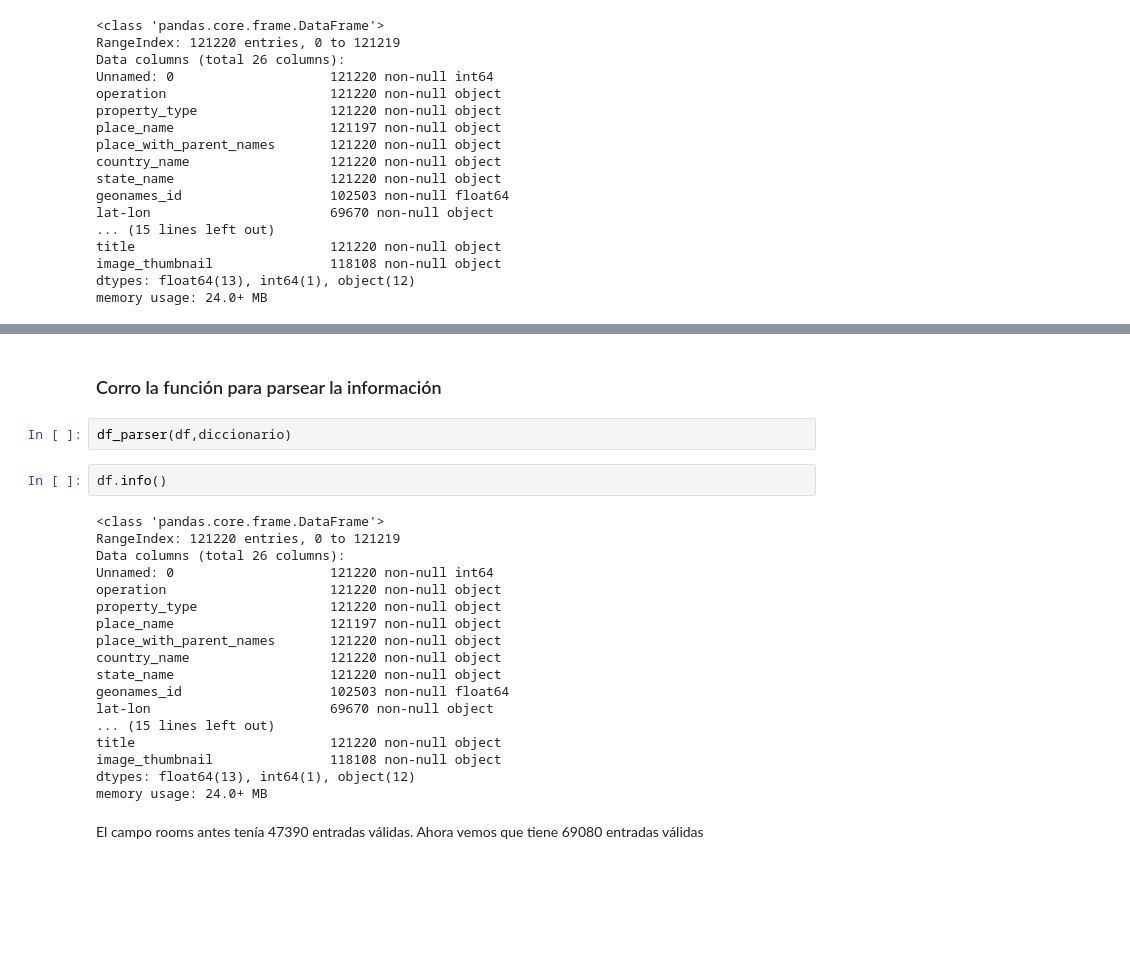
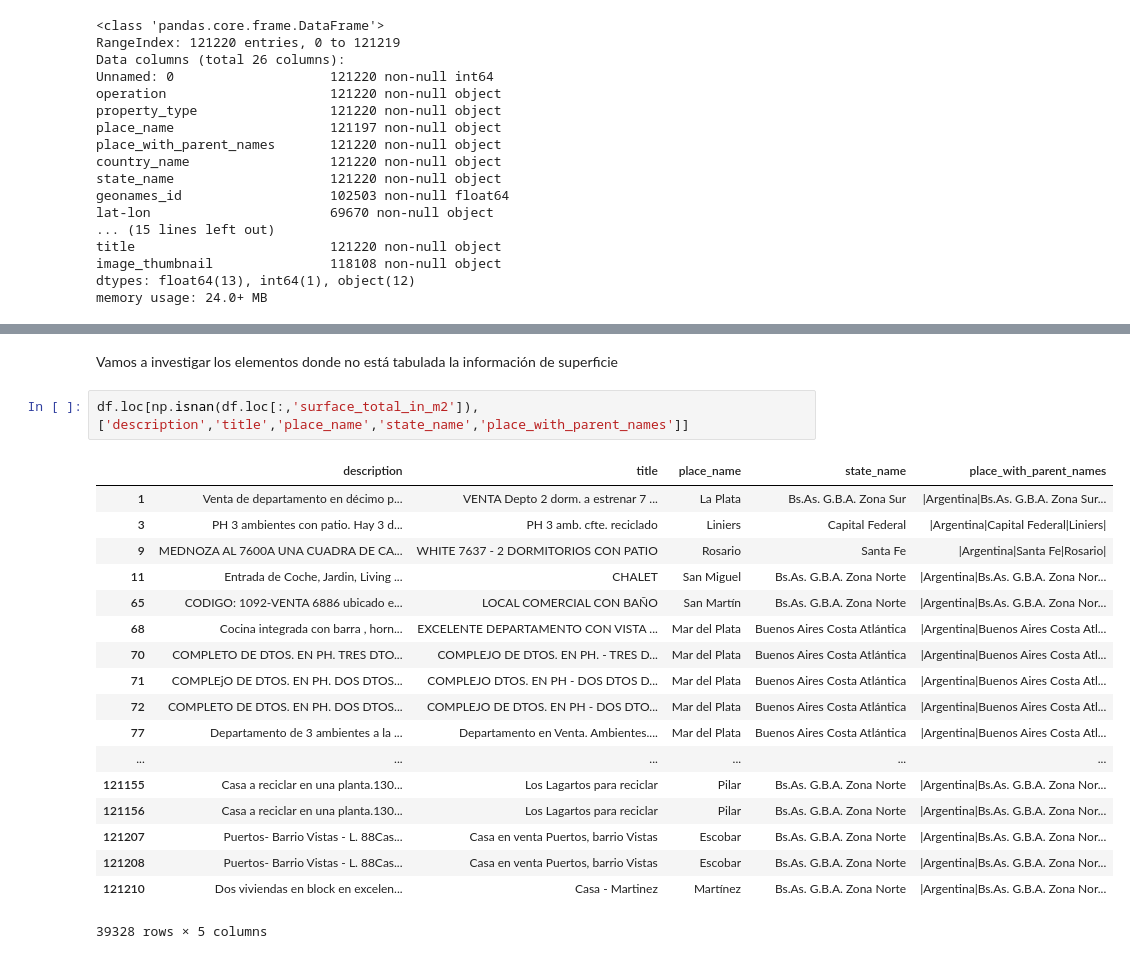
Before and after one commit to atognola/G8_DS_DH, a Jupyter notebook: Limpieza.ipynb, the cells around one changed output, grey strips where cells are left out. Saved outputs shown, nothing was run; the diff lists cells and outputs as text; blank space fills up the shorter version.

Commit message:
Revert "Agregando còdigo inicial de parser"
This reverts commit 81105135d7cb187a6bf21ef7d9e9457ff88b7399.

```diff
--- a/Limpieza.ipynb
+++ b/Limpieza.ipynb
@@ -137,26 +93,23 @@ def df_parser(data,parse_dictionary):
-# %% [markdown]
-### Corro la función para parsear la información
-# %%
-df_parser(df,diccionario)
-# %%
-df.info()
-# %% [output]
-<class 'pandas.core.frame.DataFrame'>
-RangeIndex: 121220 entries, 0 to 121219
-Data columns (total 26 columns):
-Unnamed: 0                    121220 non-null int64
-operation                     121220 non-null object
-property_type                 121220 non-null object
-place_name                    121197 non-null object
-place_with_parent_names       121220 non-null object
-country_name                  121220 non-null object
-state_name                    121220 non-null object
-geonames_id                   102503 non-null float64
-lat-lon                       69670 non-null object
-... (15 lines left out)
-title                         121220 non-null object
-image_thumbnail               118108 non-null object
-dtypes: float64(13), int64(1), object(12)
-memory usage: 24.0+ MB
-# %% [markdown]
-El campo rooms antes tenía 47390 entradas válidas. Ahora vemos que tiene 69080 entradas válidas
+# %% [markdown]
+Vamos a investigar los elementos donde no está tabulada la información de superficie
+# %%
+df.loc[np.isnan(df.loc[:,'surface_total_in_m2']), ['description','title','place_name','state_name','place_with_parent_names']]
+# %% [output]
+|  | description | title | place_name | state_name | place_with_parent_names |
+| 1 | Venta de departamento en décimo p... | VENTA Depto 2 dorm. a estrenar 7 ... | La Plata | Bs.As. G.B.A. Zona Sur | |Argentina|Bs.As. G.B.A. Zona Sur... |
+| 3 | PH 3 ambientes con patio. Hay 3 d... | PH 3 amb. cfte. reciclado | Liniers | Capital Federal | |Argentina|Capital Federal|Liniers| |
+| 9 | MEDNOZA AL 7600A UNA CUADRA DE CA... | WHITE 7637 - 2 DORMITORIOS CON PATIO | Rosario | Santa Fe | |Argentina|Santa Fe|Rosario| |
+| 11 | Entrada de Coche, Jardin, Living ... | CHALET | San Miguel | Bs.As. G.B.A. Zona Norte | |Argentina|Bs.As. G.B.A. Zona Nor... |
+| 65 | CODIGO: 1092-VENTA 6886 ubicado e... | LOCAL COMERCIAL CON BAÑO | San Martín | Bs.As. G.B.A. Zona Norte | |Argentina|Bs.As. G.B.A. Zona Nor... |
+| 68 | Cocina integrada con barra , horn... | EXCELENTE DEPARTAMENTO CON VISTA ... | Mar del Plata | Buenos Aires Costa Atlántica | |Argentina|Buenos Aires Costa Atl... |
+| 70 | COMPLETO DE DTOS. EN PH. TRES DTO... | COMPLEJO DE DTOS. EN PH. - TRES D... | Mar del Plata | Buenos Aires Costa Atlántica | |Argentina|Buenos Aires Costa Atl... |
+| 71 | COMPLEjO DE DTOS. EN PH. DOS DTOS... | COMPLEJO DTOS. EN PH - DOS DTOS D... | Mar del Plata | Buenos Aires Costa Atlántica | |Argentina|Buenos Aires Costa Atl... |
+| 72 | COMPLETO DE DTOS. EN PH. DOS DTOS... | COMPLEJO DE DTOS. EN PH - DOS DTO... | Mar del Plata | Buenos Aires Costa Atlántica | |Argentina|Buenos Aires Costa Atl... |
+| 77 | Departamento de 3 ambientes a la ... | Departamento en Venta. Ambientes.... | Mar del Plata | Buenos Aires Costa Atlántica | |Argentina|Buenos Aires Costa Atl... |
+| ... | ... | ... | ... | ... | ... |
+| 121155 | Casa a reciclar en una planta.130... | Los Lagartos para reciclar | Pilar | Bs.As. G.B.A. Zona Norte | |Argentina|Bs.As. G.B.A. Zona Nor... |
+| 121156 | Casa a reciclar en una planta.130... | Los Lagartos para reciclar | Pilar | Bs.As. G.B.A. Zona Norte | |Argentina|Bs.As. G.B.A. Zona Nor... |
+| 121207 | Puertos- Barrio Vistas - L. 88Cas... | Casa en venta Puertos, barrio Vistas | Escobar | Bs.As. G.B.A. Zona Norte | |Argentina|Bs.As. G.B.A. Zona Nor... |
+| 121208 | Puertos- Barrio Vistas - L. 88Cas... | Casa en venta Puertos, barrio Vistas | Escobar | Bs.As. G.B.A. Zona Norte | |Argentina|Bs.As. G.B.A. Zona Nor... |
+| 121210 | Dos viviendas en block en excelen... | Casa - Martinez | Martínez | Bs.As. G.B.A. Zona Norte | |Argentina|Bs.As. G.B.A. Zona Nor... |
+39328 rows × 5 columns
```
Also changed, not shown: parts of 13 cells of this notebook.
